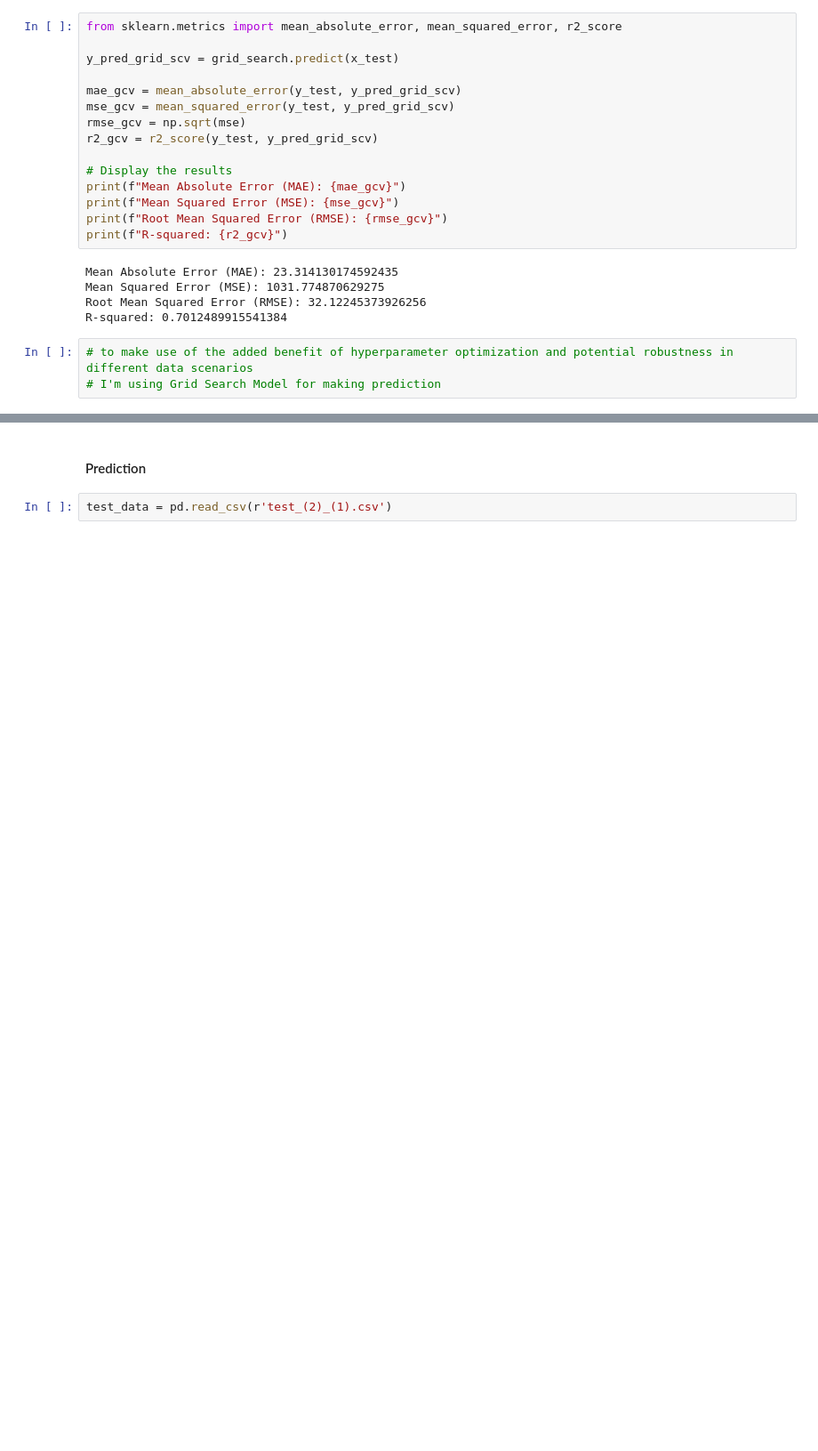
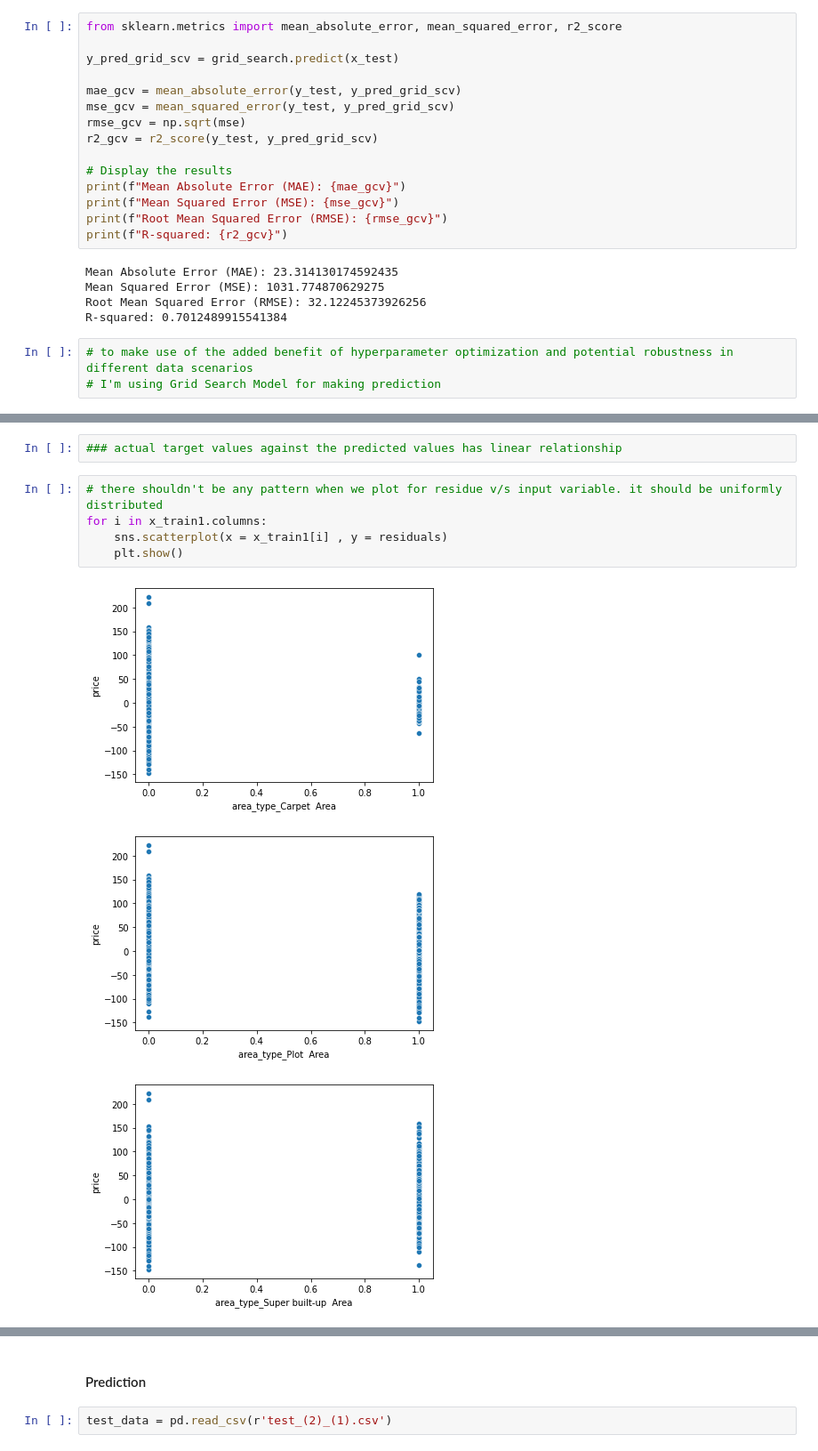
Before and after one commit to Yshaswini/Bangalore_houseprice_prediction, a Jupyter notebook: House_Prediction_LinearReg.ipynb, the cells around one changed output, grey strips where cells are left out. Shown at 89% size. Saved outputs shown, nothing was run; the diff lists cells and outputs as text; blank space fills up the shorter version.

```diff
--- a/House_Prediction_LinearReg.ipynb
+++ b/House_Prediction_LinearReg.ipynb
@@ -481,0 +577,11 @@ R-squared: 0.7012489915541384
+# %%
+### actual target values against the predicted values has linear relationship
+# %%
+# there shouldn't be any pattern when we plot for residue v/s input variable. it should be uniformly distributed
+for i in x_train1.columns:
+    sns.scatterplot(x = x_train1[i] , y = residuals)
+    plt.show()
+# %% [output]
+[figure, added]
+[figure, added]
+[figure, added]
```
Also changed, not shown: parts of 21 cells of this notebook.
